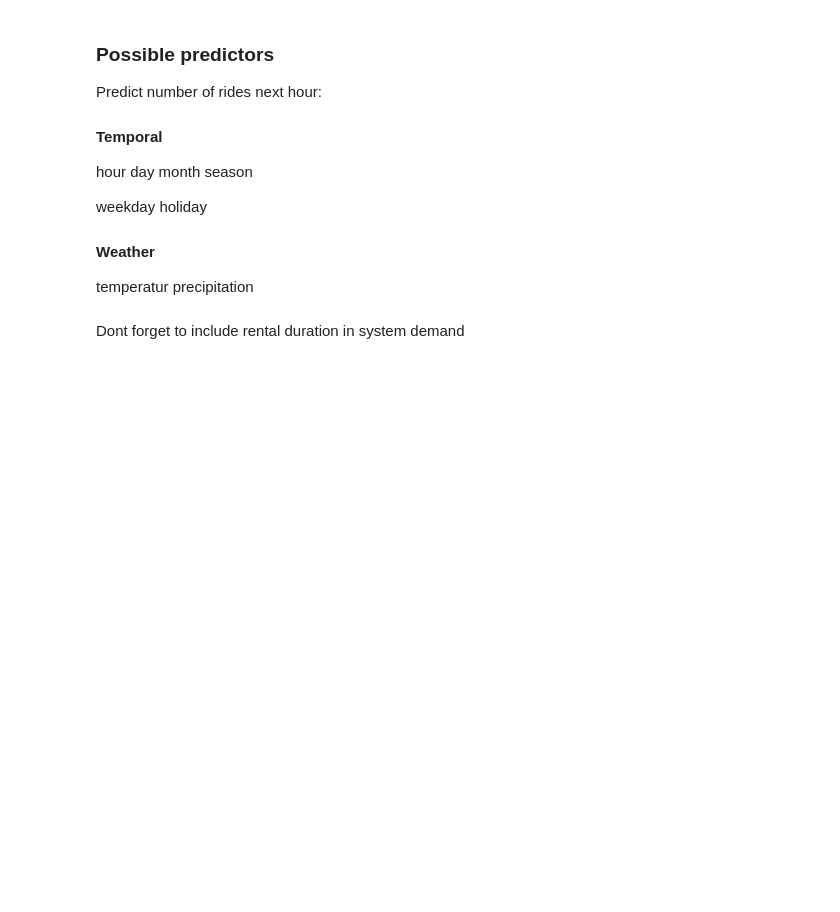
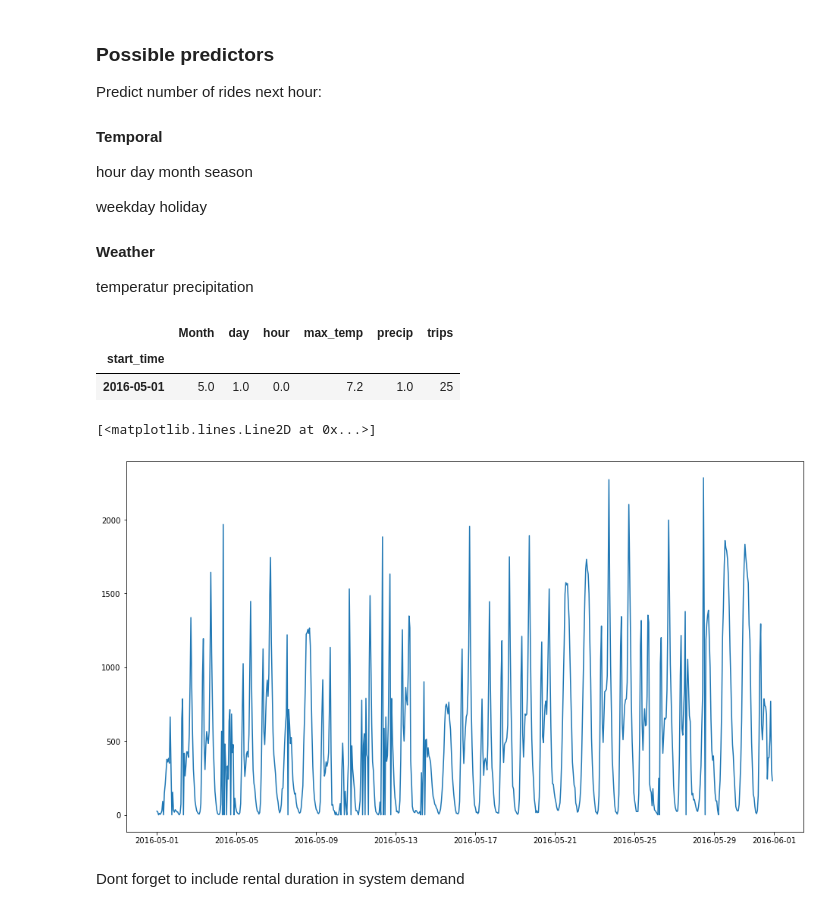
Before and after one commit to agruenb/PrescriptiveStruggle_BikeSharing, a Jupyter notebook: adrianWorkspace/Prediction with all features.ipynb, the cells around one changed output. Saved outputs shown, nothing was run; the diff lists cells and outputs as text; code cells hidden in the pictures; blank space fills up the shorter version.

Commit message:
resampled dataset in Predictions with all features

```diff
--- a/adrianWorkspace/Prediction with all features.ipynb
+++ b/adrianWorkspace/Prediction with all features.ipynb
@@ -64,5 +64,20 @@ holiday
 #### Weather
 temperatur
 precipitation
+# %%
+relevant_columns = all_data[["start_time","Month","day","hour","max_temp","precip","bike_id"]]
+feature_data = relevant_columns.resample("H",on="start_time").agg({"Month":"mean","day":"mean","hour":"mean","max_temp":"mean","precip":"mean","bike_id":"count"})
+feature_data.rename(columns={"bike_id":"trips"},inplace=True)
+feature_data.head(1)
+# %% [output]
+|  | Month | day | hour | max_temp | precip | trips |
+| start_time |  |  |  |  |  |  |
+| 2016-05-01 | 5.0 | 1.0 | 0.0 | 7.2 | 1.0 | 25 |
+# %%
+plt.figure(figsize=[16,9])
+plt.plot(feature_data.index,feature_data["trips"])
+# %% [output]
+[<matplotlib.lines.Line2D at 0x...>]
+[figure, added]
 # %% [markdown]
 Dont forget to include rental duration in system demand
```
